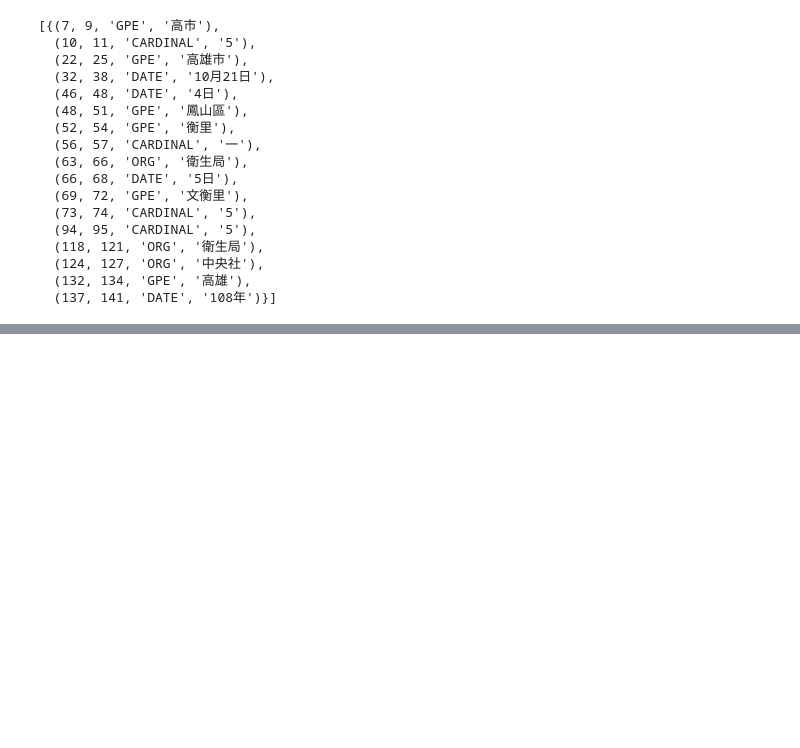
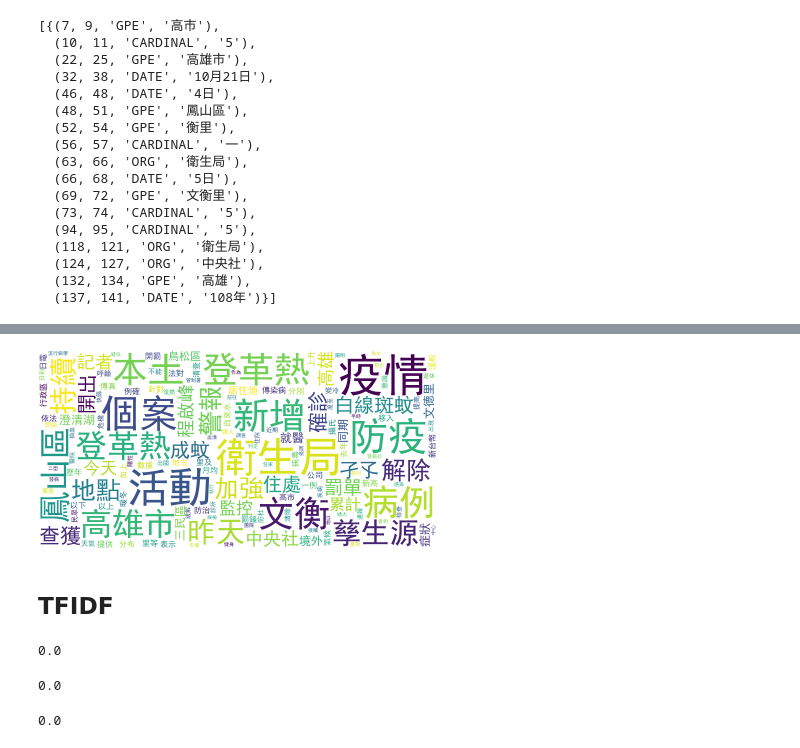
Before and after one commit to ywchiu/cdc_course, a Jupyter notebook: Demo20191203.ipynb, the cells around one changed output, grey strips where cells are left out. Drawn from its saved outputs; the diff is of its cells as text; code cells hidden in the pictures; blank space fills up the shorter version.

```diff
--- a/Demo20191203.ipynb
+++ b/Demo20191203.ipynb
@@ -140,0 +143,15 @@ entity_sentence_list
+# %%
+s = '''
+高雄市本土登革熱疫情10月21日剛解除疫情警報，4日鳳山區文衡里新增一例確診病例。衛生局5日在文衡里等5處孳生源查獲白線斑蚊成蚊及孑孓，依法開出5張罰單，並持續對個案住處及活動地點加強防疫。（衛生局提供）中央社記者程啟峰高雄傳真　108年11月5日
+（中央社記者程啟峰高雄5日電）高雄市本土登革熱疫情10月21日剛解除疫情警報，昨天鳳山區文衡里新增1例確診病例。衛生局今天針對孳生源清查，開出5張罰單。也因這起新增疫情，將持續監控至11月30日。
+
+依衛生局數據，高雄市今年累計本土登革熱病例58例，分布10個行政區、28個里。其中27個里在10月21日解除疫情警報，昨天新增疫情將持續監控至11月30日。
+
+衛生局今天持續對個案住處及活動地點加強防疫，分別在澄清湖、文衡里及文德里共5處孳生源查獲白線斑蚊成蚊及孑孓，依傳染病防治法對自來水公司等5處地主開罰，將可處新台幣3000元以上、1萬5000元以下罰鍰。
+
+衛生局表示，高市境外移入今年累計62例，創歷年同期新高。境外登革熱病毒，加上高雄市10月均溫較去年同期上升攝氏1.5度，暖冬氣候下更不能靠天氣變冷防疫，呼籲民眾提高防疫危機意識，加強清除孳生源防杜登革熱疫情復燃。
+
+昨天新增的本土登革熱病例是住在文衡里的60多歲退休婦人，近期未出國也未罹患過登革熱，10月30日開始出現症狀，兩度至診所就醫症狀未緩解；11月3日到醫院就醫經抽血檢查登革熱快篩陽性並通報，迄今住院中。昨天經疾病管制署判定為第二型本土登革熱確診病例。
+
+衛生局調查，個案活動地以住家為主，平時會到鳳山區文德里健身中心、三民區陽明市場活動，發病前2週曾去鳥松區澄清湖活動。依個案發病日與血清流行病學初步研判鳳山區居住地、三民區及鳥松區等活動地疑似為個案感染地點，防疫團隊已前往個案居住地、活動地展開接觸者執行擴大疫調採檢等防疫作為。
+'''
@@ -140,0 +168,14 @@ entity_sentence_list
+# %%
+font_path = '/Library/Fonts/Microsoft/SimHei.ttf'
+wordcloud = WordCloud(background_color="white",
+                      max_words=5000,
+                      contour_width=3,
+                      contour_color='steelblue',
+                      font_path=font_path,
+                      stopwords=['今年', '已經', '萬元'])
+wordcloud.generate(' '.join(list(jieba.cut(s))))
+wordcloud.to_image()
+# %% [output]
+[figure, added]
+# %% [markdown]
+## TFIDF
@@ -140,0 +185,22 @@ entity_sentence_list
+# %%
+import math
+#tfidf('a', a, D)
+tf = 1/1
+idf = math.log(3/3)
+tf * idf
+# %% [output]
+0.0
+# %%
+#tfidf('a', abb, D)
+tf = 1/3
+idf = math.log(3/3)
+tf * idf
+# %% [output]
+0.0
+# %%
+#tfidf('a', abc, D)
+tf = 1/3
+idf = math.log(3/3)
+tf * idf
+# %% [output]
+0.0
```
Also changed, not shown: parts of 31 cells of this notebook.
